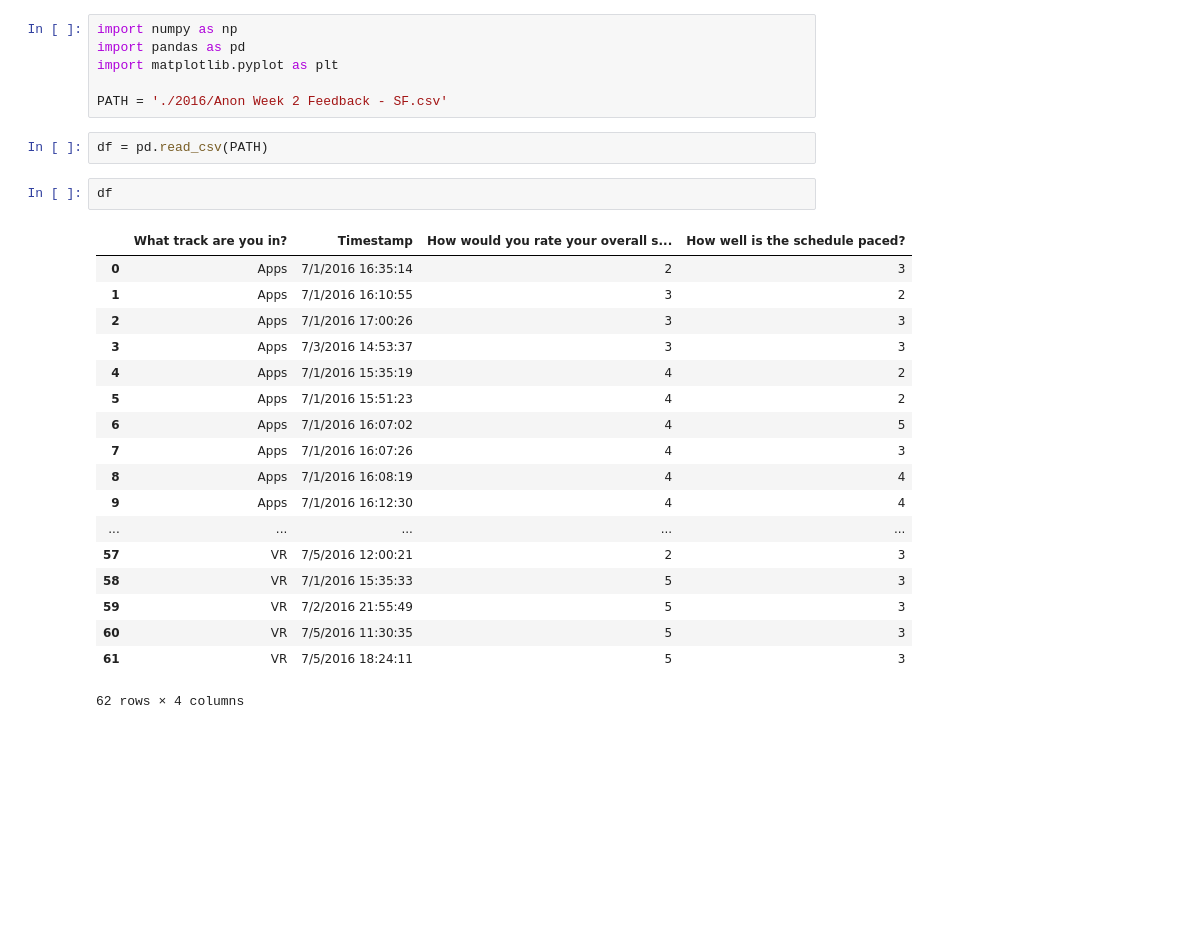
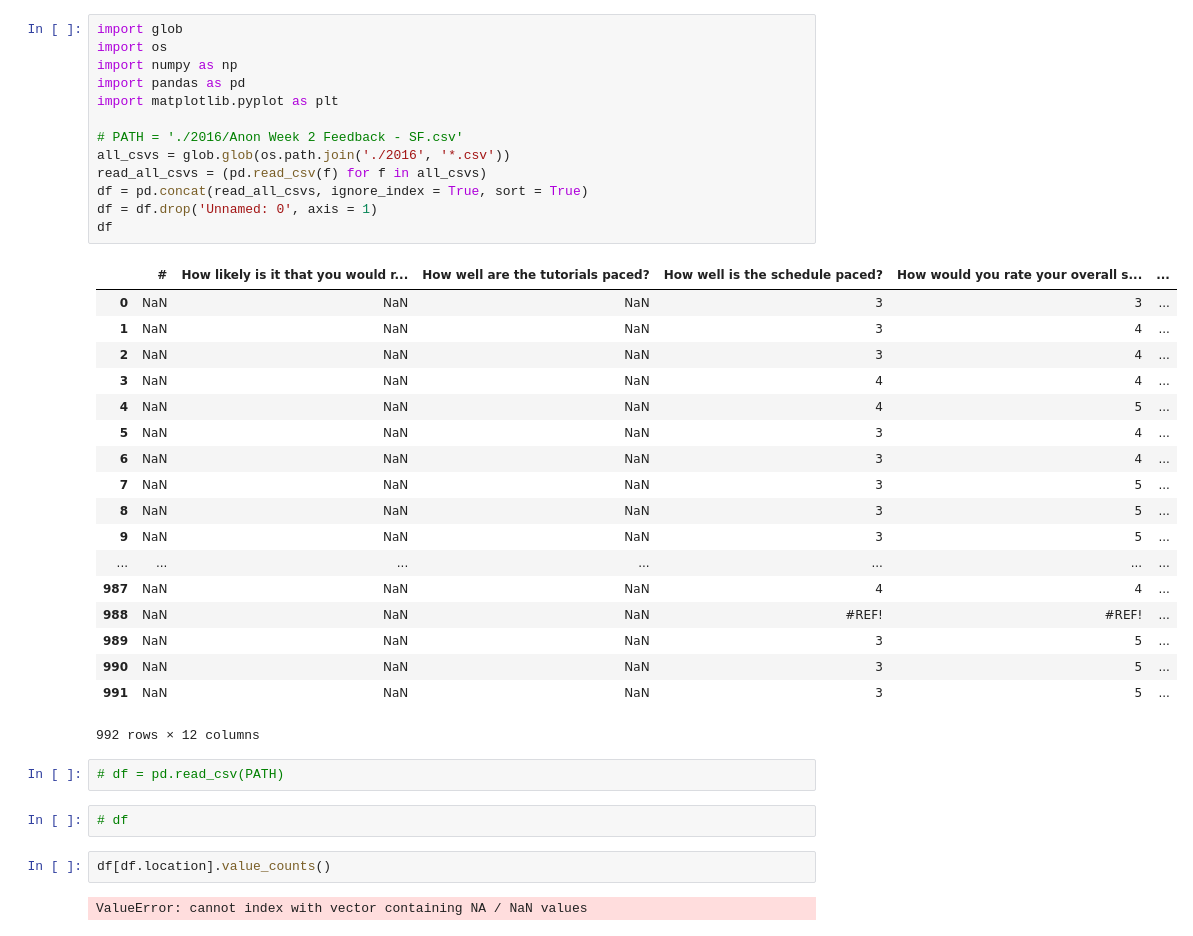
Before and after one commit to Sukhrobjon/DS-1.1, a Jupyter notebook: summer_academy_NPS/data_2016.ipynb, the cells around one changed output. Cells and saved outputs as stored; diff of their text form; blank space fills up the shorter version.

```diff
--- a/summer_academy_NPS/data_2016.ipynb
+++ b/summer_academy_NPS/data_2016.ipynb
@@ -1,29 +1,40 @@
 # %%
+import glob
+import os
 import numpy as np
 import pandas as pd
 import matplotlib.pyplot as plt
 
-PATH = './2016/Anon Week 2 Feedback - SF.csv'
+# PATH = './2016/Anon Week 2 Feedback - SF.csv'
+all_csvs = glob.glob(os.path.join('./2016', '*.csv'))
+read_all_csvs = (pd.read_csv(f) for f in all_csvs)
+df = pd.concat(read_all_csvs, ignore_index = True, sort = True)
+df = df.drop('Unnamed: 0', axis = 1)
+df
+# %% [output]
+|  | # | How likely is it that you would r... | How well are the tutorials paced? | How well is the schedule paced? | How would you rate your overall s... | ... |
+| 0 | NaN | NaN | NaN | 3 | 3 | ... |
+| 1 | NaN | NaN | NaN | 3 | 4 | ... |
+| 2 | NaN | NaN | NaN | 3 | 4 | ... |
+| 3 | NaN | NaN | NaN | 4 | 4 | ... |
+| 4 | NaN | NaN | NaN | 4 | 5 | ... |
+| 5 | NaN | NaN | NaN | 3 | 4 | ... |
+| 6 | NaN | NaN | NaN | 3 | 4 | ... |
+| 7 | NaN | NaN | NaN | 3 | 5 | ... |
+| 8 | NaN | NaN | NaN | 3 | 5 | ... |
+| 9 | NaN | NaN | NaN | 3 | 5 | ... |
+| ... | ... | ... | ... | ... | ... | ... |
+| 987 | NaN | NaN | NaN | 4 | 4 | ... |
+| 988 | NaN | NaN | NaN | #REF! | #REF! | ... |
+| 989 | NaN | NaN | NaN | 3 | 5 | ... |
+| 990 | NaN | NaN | NaN | 3 | 5 | ... |
+| 991 | NaN | NaN | NaN | 3 | 5 | ... |
+992 rows × 12 columns
 # %%
-df = pd.read_csv(PATH)
+# df = pd.read_csv(PATH)
-# %%
-df
-# %% [output]
-|  | What track are you in? | Timestamp | How would you rate your overall s... | How well is the schedule paced? |
-| 0 | Apps | 7/1/2016 16:35:14 | 2 | 3 |
-| 1 | Apps | 7/1/2016 16:10:55 | 3 | 2 |
-| 2 | Apps | 7/1/2016 17:00:26 | 3 | 3 |
-| 3 | Apps | 7/3/2016 14:53:37 | 3 | 3 |
-| 4 | Apps | 7/1/2016 15:35:19 | 4 | 2 |
-| 5 | Apps | 7/1/2016 15:51:23 | 4 | 2 |
-| 6 | Apps | 7/1/2016 16:07:02 | 4 | 5 |
-| 7 | Apps | 7/1/2016 16:07:26 | 4 | 3 |
-| 8 | Apps | 7/1/2016 16:08:19 | 4 | 4 |
-| 9 | Apps | 7/1/2016 16:12:30 | 4 | 4 |
-| ... | ... | ... | ... | ... |
-| 57 | VR | 7/5/2016 12:00:21 | 2 | 3 |
-| 58 | VR | 7/1/2016 15:35:33 | 5 | 3 |
-| 59 | VR | 7/2/2016 21:55:49 | 5 | 3 |
-| 60 | VR | 7/5/2016 11:30:35 | 5 | 3 |
-| 61 | VR | 7/5/2016 18:24:11 | 5 | 3 |
-62 rows × 4 columns
+# %%
+# df
+# %%
+df[df.location].value_counts()
+# %% [output]
+ValueError: cannot index with vector containing NA / NaN values
```
Also changed, not shown: 2 other files.
